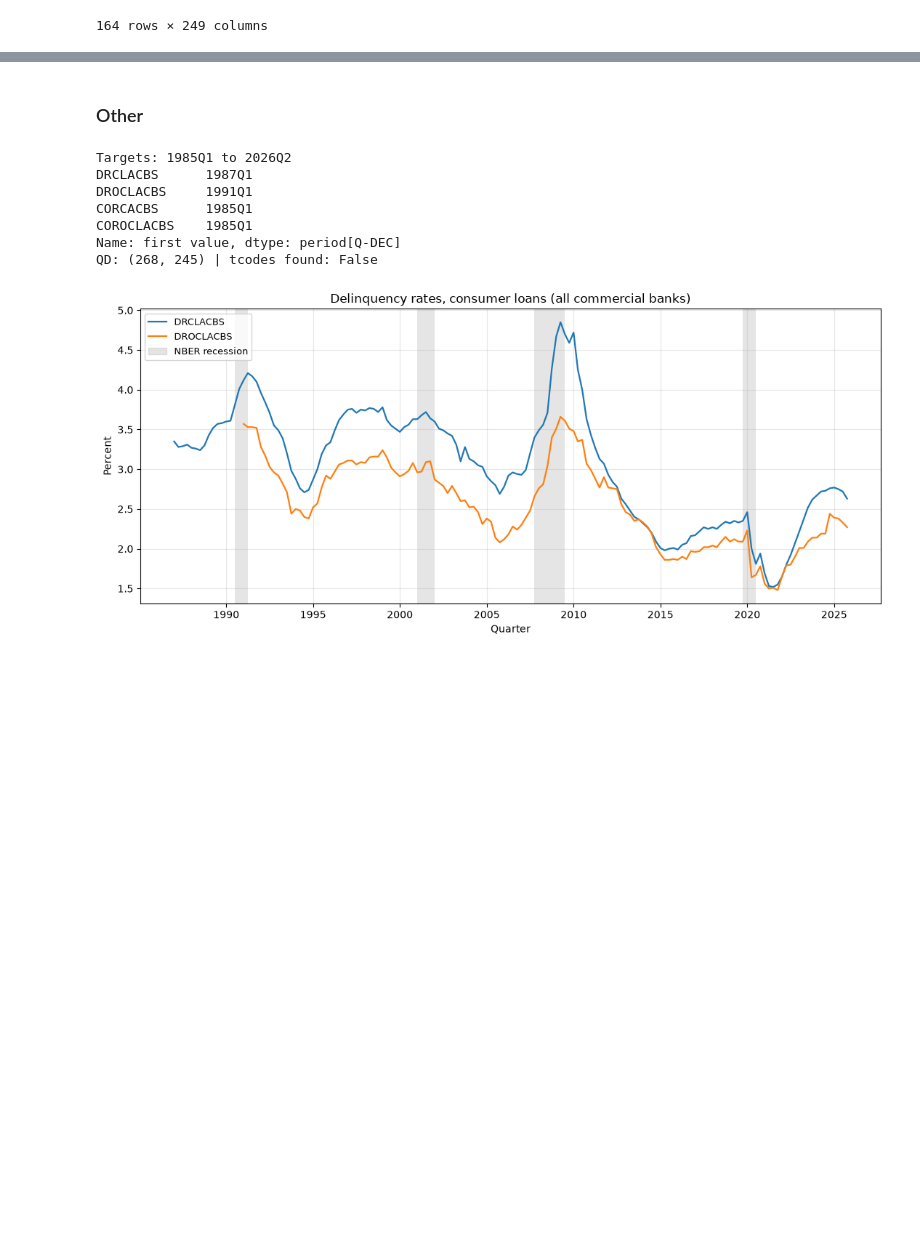
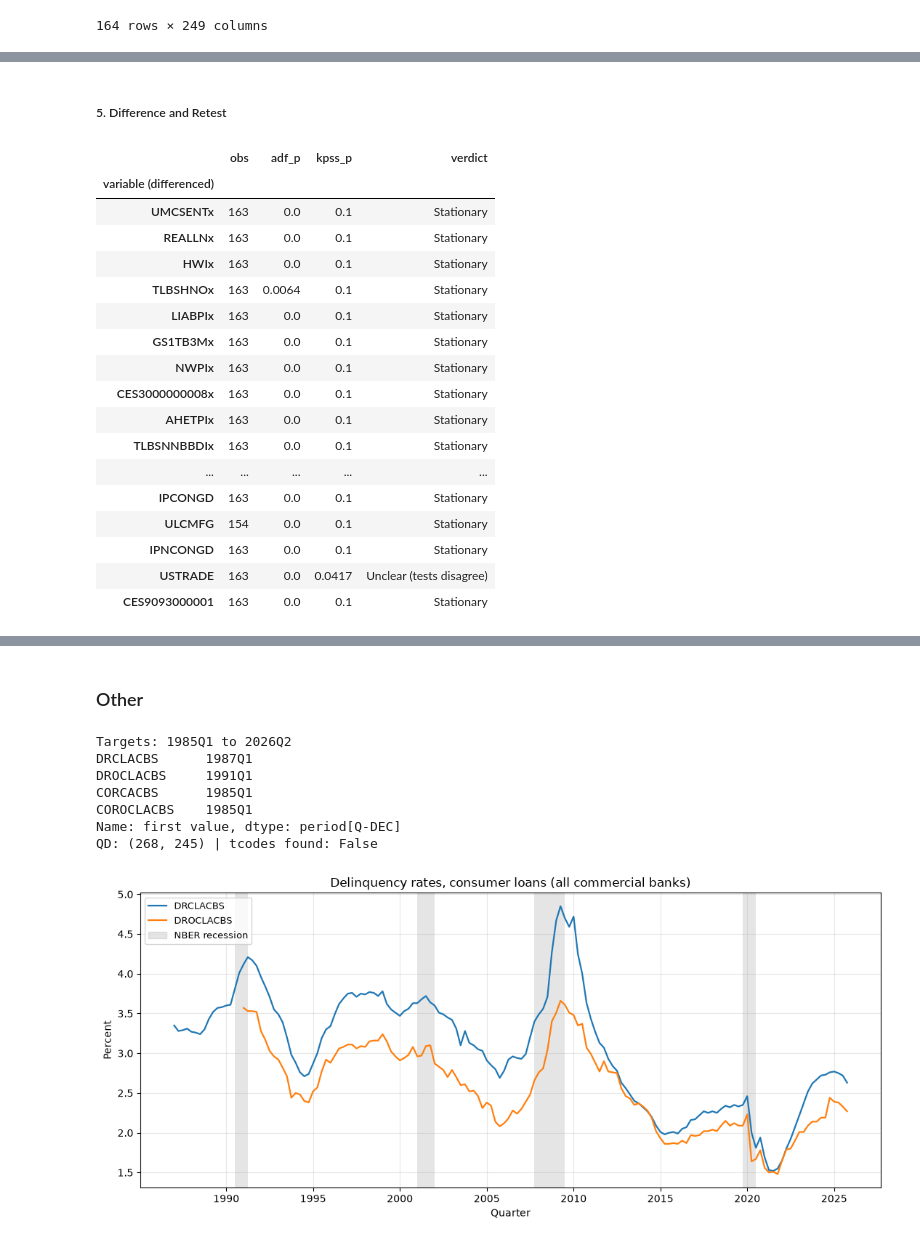
Before and after one commit to andre-bu-gitdev/DX799-O1, a Jupyter notebook: Milestone_1_2_Work_Folder/_EDA_.ipynb, the cells around one changed output, grey strips where cells are left out. Cells and saved outputs as stored; diff of their text form; code cells hidden in the pictures; blank space fills up the shorter version.

```diff
--- a/Milestone_1_2_Work_Folder/_EDA_.ipynb
+++ b/Milestone_1_2_Work_Folder/_EDA_.ipynb
@@ -173,0 +192,23 @@ ALPHA = 0.05   # significance level
+# %%
+def test_stationarity(series):
+    """Run ADF and KPSS on one series and return the p-values plus a verdict."""
+    s = series.dropna()                      # tests can't handle missing values
+    if len(s) < 20 or s.nunique() < 2:       # too short or constant -> can't test
+        return {"obs": len(s), "adf_p": None, "kpss_p": None, "verdict": "Not enough data"}
+
+    with warnings.catch_warnings():          # KPSS warns when p is outside its lookup table
+        warnings.simplefilter("ignore")
+        adf_p  = adfuller(s, autolag="AIC")[1]                  # [1] = p-value
+        kpss_p = kpss(s, regression="c", nlags="auto")[1]
+
+    adf_says_stationary  = adf_p  < ALPHA
+    kpss_says_stationary = kpss_p >= ALPHA
+
+    if adf_says_stationary and kpss_says_stationary:
+        verdict = "Stationary"
+    elif not adf_says_stationary and not kpss_says_stationary:
+        verdict = "Non-stationary"
+    else:
+        verdict = "Unclear (tests disagree)"
+
+    return {"obs": len(s), "adf_p": round(adf_p, 4), "kpss_p": round(kpss_p, 4), "verdict": verdict}
@@ -173,0 +217,6 @@ ALPHA = 0.05   # significance level
+# %%
+results = pd.DataFrame({col: test_stationarity(df[col]) for col in df.columns}).T
+results.index.name = "variable"
+results = results.sort_values("verdict")
+#results
+print(results.to_string())
@@ -173,0 +271,29 @@ ALPHA = 0.05   # significance level
+# %% [markdown]
+##### 5. Difference and Retest
+# %%
+# Take the first difference (change from last quarter) of each non-stationary
+# or unclear series and test again. If it becomes stationary, use the differenced version.
+to_fix = results[results["verdict"] != "Stationary"].index
+
+retest = pd.DataFrame({col: test_stationarity(df[col].diff()) for col in to_fix}).T
+retest.index.name = "variable (differenced)"
+retest
+# %% [output]
+|  | obs | adf_p | kpss_p | verdict |
+| variable (differenced) |  |  |  |  |
+| UMCSENTx | 163 | 0.0 | 0.1 | Stationary |
+| REALLNx | 163 | 0.0 | 0.1 | Stationary |
+| HWIx | 163 | 0.0 | 0.1 | Stationary |
+| TLBSHNOx | 163 | 0.0064 | 0.1 | Stationary |
+| LIABPIx | 163 | 0.0 | 0.1 | Stationary |
+| GS1TB3Mx | 163 | 0.0 | 0.1 | Stationary |
+| NWPIx | 163 | 0.0 | 0.1 | Stationary |
+| CES3000000008x | 163 | 0.0 | 0.1 | Stationary |
+| AHETPIx | 163 | 0.0 | 0.1 | Stationary |
+| TLBSNNBBDIx | 163 | 0.0 | 0.1 | Stationary |
+| ... | ... | ... | ... | ... |
+| IPCONGD | 163 | 0.0 | 0.1 | Stationary |
+| ULCMFG | 154 | 0.0 | 0.1 | Stationary |
+| IPNCONGD | 163 | 0.0 | 0.1 | Stationary |
+| USTRADE | 163 | 0.0 | 0.0417 | Unclear (tests disagree) |
+| CES9093000001 | 163 | 0.0 | 0.1 | Stationary |
```
Also changed, not shown: parts of 14 cells of this notebook, 1 other file.
